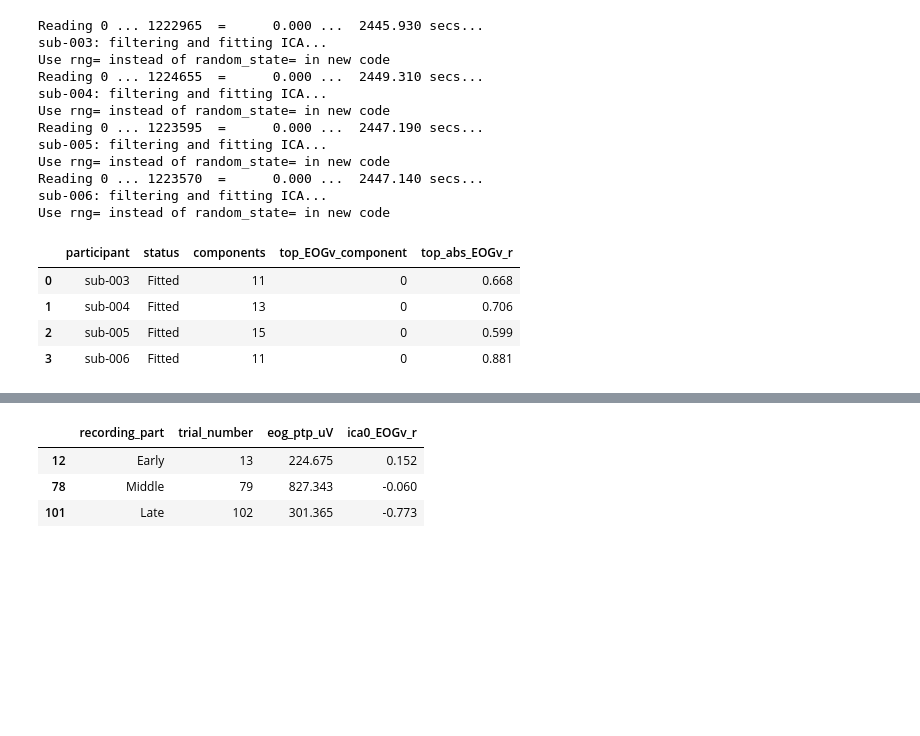
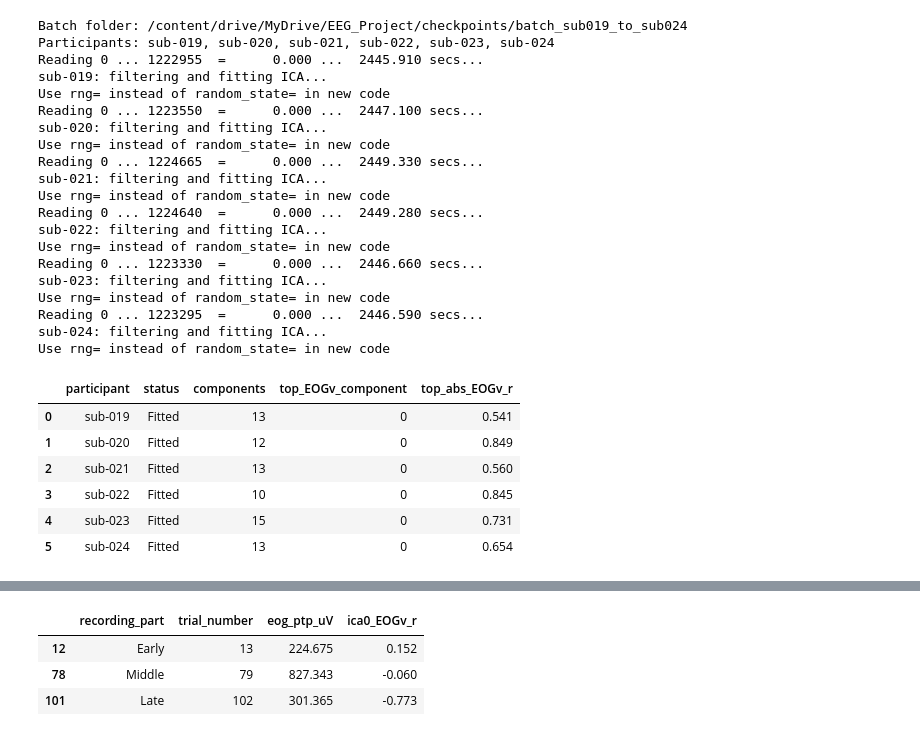
Before and after one commit to EmanAdil122/federated-eeg-working-memory, a Jupyter notebook: notebooks/EEG_Batch_Preprocessing.ipynb, the cells around one changed output, grey strips where cells are left out. Drawn from its saved outputs; the diff is of its cells as text; code cells hidden in the pictures; blank space fills up the shorter version.

```diff
--- a/notebooks/EEG_Batch_Preprocessing.ipynb
+++ b/notebooks/EEG_Batch_Preprocessing.ipynb
@@ -3,6 +35,4 @@
 # %%
-participant_ids = ["sub-003", "sub-004", "sub-005", "sub-006"]
-
 from pathlib import Path
 from urllib.parse import quote
 import xml.etree.ElementTree as ET
@@ -367,5 +401,4 @@ Saved to Drive: /content/drive/MyDrive/EEG_Project/checkpoints/batch_sub003_to_s
 # %%
-from pathlib import Path
 import importlib.util
 import json
 import subprocess
@@ -384,12 +417,17 @@ import pandas as pd
 from IPython.display import display
 from sklearn.exceptions import ConvergenceWarning
 
-participant_ids = ["sub-003", "sub-004", "sub-005", "sub-006"]
-data_dir = Path("/content/federated-eeg-working-memory/data")
-batch_dir = Path(
-    "/content/drive/MyDrive/EEG_Project/checkpoints/batch_sub003_to_sub006"
-)
-trials = pd.read_csv(batch_dir / "batch_trial_table.csv")
+# participant_ids, data_dir, and batch_dir come from the Setup cell.
+trial_path = batch_dir / "batch_trial_table.csv"
+if not trial_path.is_file():
+    raise FileNotFoundError(f"Run the Event Check cell first. Missing: {trial_path}")
+
+trials = pd.read_csv(trial_path)
+if set(trials["participant_id"]) != set(participant_ids):
+    raise ValueError("Trial table IDs do not match Setup. Rerun the Event Check cell.")
+
+print("Batch folder:", batch_dir)
+print("Participants:", ", ".join(participant_ids))
 
 
 def fit_participant_ica(participant):
@@ -411,10 +449,11 @@ def fit_participant_ica(participant):
 
     eeg_files = sorted((data_dir / participant / "eeg").glob("*_eeg.set"))
     if len(eeg_files) != 1:
-        raise FileNotFoundError("Expected one EEG .set file. Check the download cell.")
+        raise FileNotFoundError("Expected one EEG .set file. Check the Download cell.")
 
     raw = mne.io.read_raw_eeglab(eeg_files[0], preload=False, verbose="ERROR")
     raw.set_channel_types({"EOGv": "eog", "EOGh": "eog"})
+
     if raw.info["sfreq"] != 500 or raw.get_channel_types().count("eeg") != 19:
         raise ValueError("Expected 500 Hz and 19 EEG channels.")
 
@@ -437,7 +476,9 @@ def fit_participant_ica(participant):
     print(f"{participant}: filtering and fitting ICA...", flush=True)
     raw.notch_filter([50], picks=picks, method="iir", verbose="ERROR")
     raw.filter(
-        1, 40, picks=picks, method="iir",
+        1, 40,
+        picks=picks,
+        method="iir",
         iir_params={"order": 4, "ftype": "butter"},
         verbose="ERROR",
     )
@@ -451,7 +492,7 @@ def fit_participant_ica(participant):
         ica.fit(raw, picks="eeg", verbose="ERROR")
 
     if ica.n_iter_ >= 1000 or any(
-        issubclass(w.category, ConvergenceWarning) for w in caught
+        issubclass(warning.category, ConvergenceWarning) for warning in caught
     ):
         raise RuntimeError("ICA did not converge. Review this participant.")
 
@@ -483,45 +524,56 @@ def fit_participant_ica(participant):
         "excluded_components": [],
         "mne_version": mne.__version__,
     }, indent=2), encoding="utf-8")
+    raw.close()
     return ranking, "Fitted"
 
 
 summary = []
 for participant in participant_ids:
     try:
         ranking, status = fit_participant_ica(participant)
         top = ranking.iloc[0]
         summary.append({
             "participant": participant,
             "status": status,
             "components": len(ranking),
             "top_EOGv_component": int(top["component"]),
             "top_abs_EOGv_r": round(float(top["absolute_correlation"]), 3),
         })
     except (OSError, ValueError, RuntimeError) as error:
         summary.append({
             "participant": participant,
             "status": "REVIEW",
             "details": str(error),
         })
 
 display(pd.DataFrame(summary))
 # %% [output]
-Reading 0 ... 1222965  =      0.000 ...  2445.930 secs...
-sub-003: filtering and fitting ICA...
+Batch folder: /content/drive/MyDrive/EEG_Project/checkpoints/batch_sub019_to_sub024
+Participants: sub-019, sub-020, sub-021, sub-022, sub-023, sub-024
+Reading 0 ... 1222955  =      0.000 ...  2445.910 secs...
+sub-019: filtering and fitting ICA...
 Use rng= instead of random_state= in new code
-Reading 0 ... 1224655  =      0.000 ...  2449.310 secs...
-sub-004: filtering and fitting ICA...
+Reading 0 ... 1223550  =      0.000 ...  2447.100 secs...
+sub-020: filtering and fitting ICA...
 Use rng= instead of random_state= in new code
-Reading 0 ... 1223595  =      0.000 ...  2447.190 secs...
-sub-005: filtering and fitting ICA...
+Reading 0 ... 1224665  =      0.000 ...  2449.330 secs...
+sub-021: filtering and fitting ICA...
 Use rng= instead of random_state= in new code
-Reading 0 ... 1223570  =      0.000 ...  2447.140 secs...
-sub-006: filtering and fitting ICA...
+Reading 0 ... 1224640  =      0.000 ...  2449.280 secs...
+sub-022: filtering and fitting ICA...
 Use rng= instead of random_state= in new code
+Reading 0 ... 1223330  =      0.000 ...  2446.660 secs...
+sub-023: filtering and fitting ICA...
+Use rng= instead of random_state= in new code
+Reading 0 ... 1223295  =      0.000 ...  2446.590 secs...
+sub-024: filtering and fitting ICA...
+Use rng= instead of random_state= in new code
 |  | participant | status | components | top_EOGv_component | top_abs_EOGv_r |
-| 0 | sub-003 | Fitted | 11 | 0 | 0.668 |
-| 1 | sub-004 | Fitted | 13 | 0 | 0.706 |
-| 2 | sub-005 | Fitted | 15 | 0 | 0.599 |
-| 3 | sub-006 | Fitted | 11 | 0 | 0.881 |
+| 0 | sub-019 | Fitted | 13 | 0 | 0.541 |
+| 1 | sub-020 | Fitted | 12 | 0 | 0.849 |
+| 2 | sub-021 | Fitted | 13 | 0 | 0.560 |
+| 3 | sub-022 | Fitted | 10 | 0 | 0.845 |
+| 4 | sub-023 | Fitted | 15 | 0 | 0.731 |
+| 5 | sub-024 | Fitted | 13 | 0 | 0.654 |
 # %%
```
Also changed, not shown: parts of 12 cells of this notebook.
